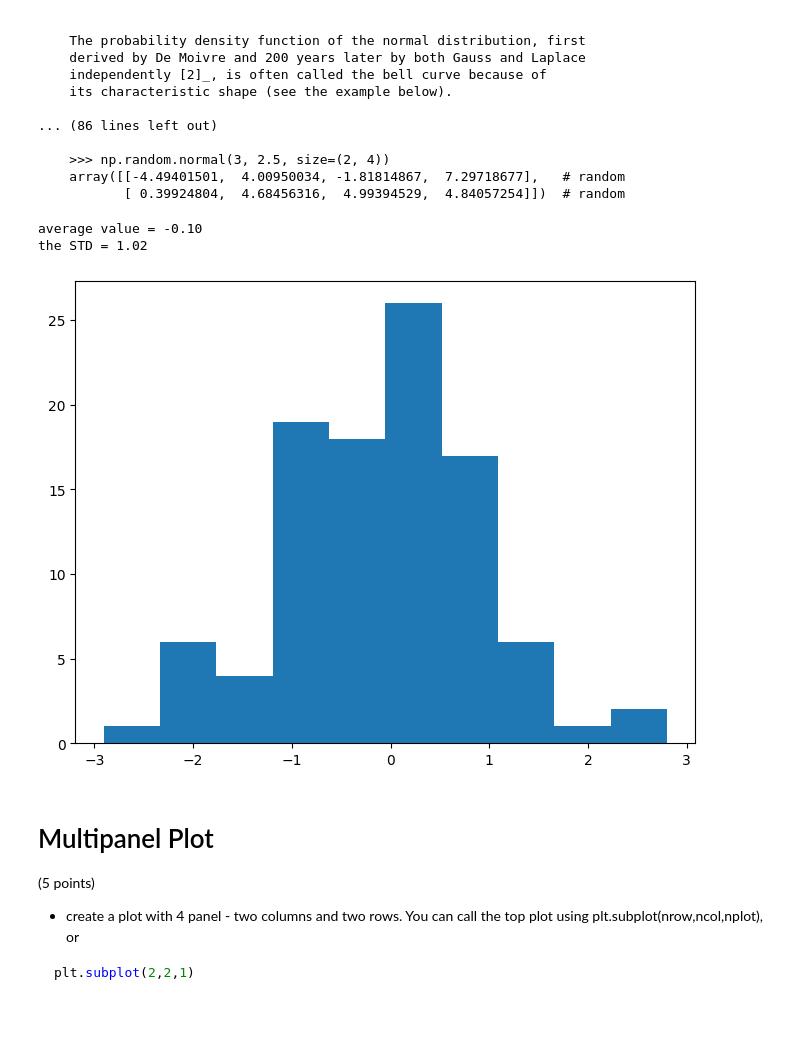
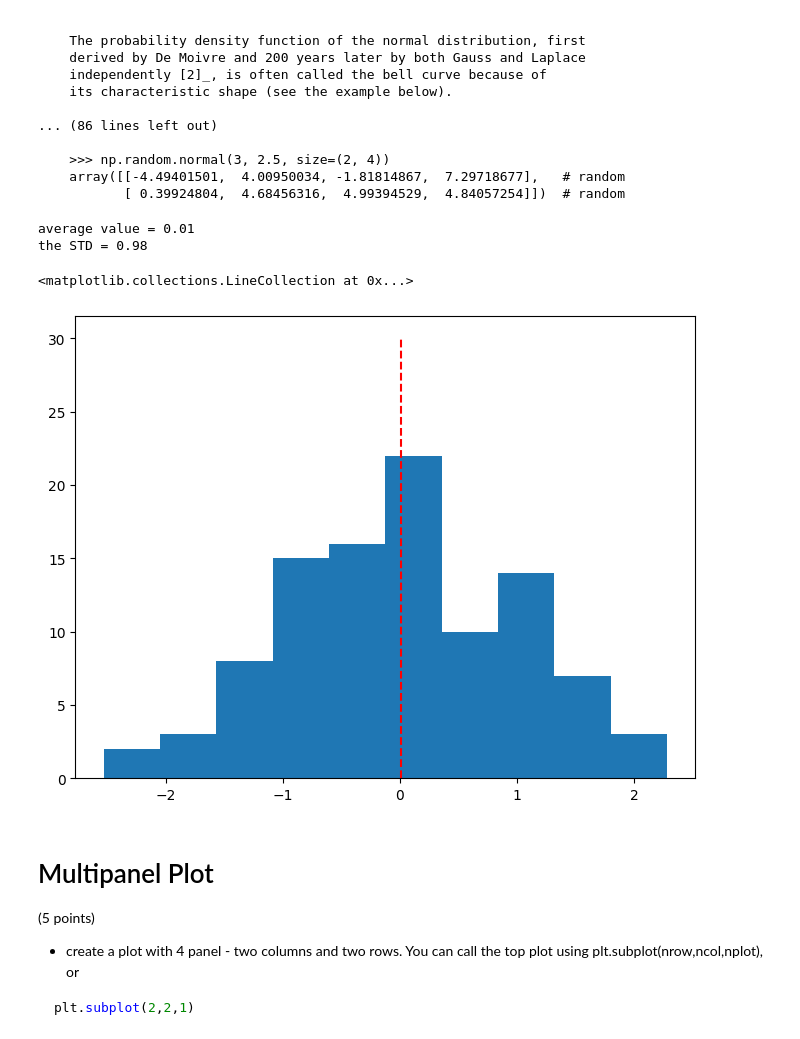
Before and after one commit to TRosee/computational_physics, a Jupyter notebook: Taylor_Conroy_Lab02_plotting_visualization.ipynb, the cells around one changed output. Saved outputs shown, nothing was run; the diff lists cells and outputs as text; code cells hidden in the pictures.

```diff
--- a/Taylor_Conroy_Lab02_plotting_visualization.ipynb
+++ b/Taylor_Conroy_Lab02_plotting_visualization.ipynb
@@ -318,26 +366,32 @@ normal(...) method of numpy.random.mtrand.RandomState instance
 # %%
 plt.figure(figsize=(8,6))
 
 gauss_values = np.random.normal(size=100)
 plt.hist(gauss_values)
 print("average value = {:.2f}".format(np.mean(gauss_values)))
 print("the STD = {:.2f}".format(np.std(gauss_values)))
 
 # add code to plot a solid vertical line at the average
 # you can pick the color, but it should be different from the histogram
 # use plt.axvline()
 
+plt.vlines(np.mean(gauss_values), 0, 30, 'red', 'dashed', 'average')
+
 # add code to plot dotted vertical lines at
 # you can pick the color, but it should be different from the histogram
 # average + std
 # average - std
 
+plt.vlines(np.std(gauss_values), 0, 30, 'green', 'dashed', 'std')
+plt.vlines(-1*np.std(gauss_values), 0, 30, 'green', 'dashed', 'std')
+
 # once your figure is set, try increasing the sample size
 # what happens to the mean and std as the sample size increases?
 # %% [output]
-average value = -0.10
-the STD = 1.02
+average value = 0.01
+the STD = 0.98
+<matplotlib.collections.LineCollection at 0x...>
-[figure, old version]
+[figure, new version]
 # %% [markdown]
 # Multipanel Plot
 
```
Also changed, not shown: parts of 11 cells of this notebook.
